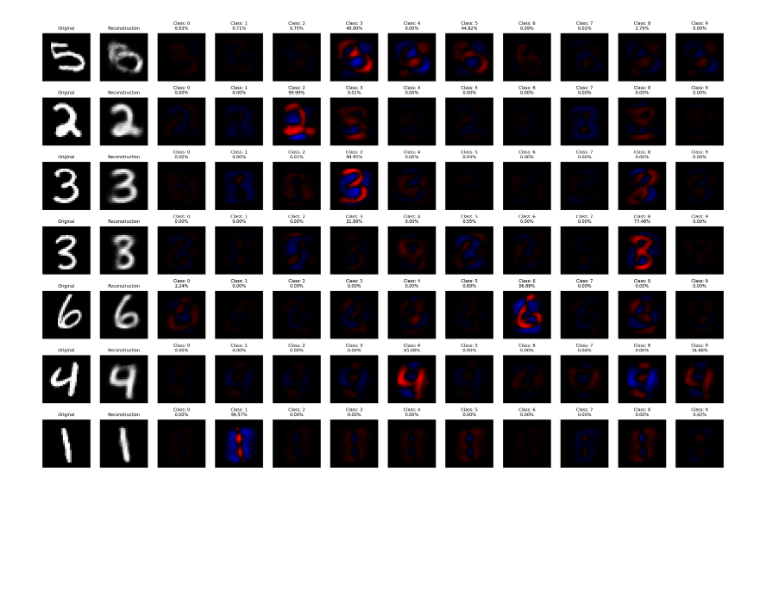
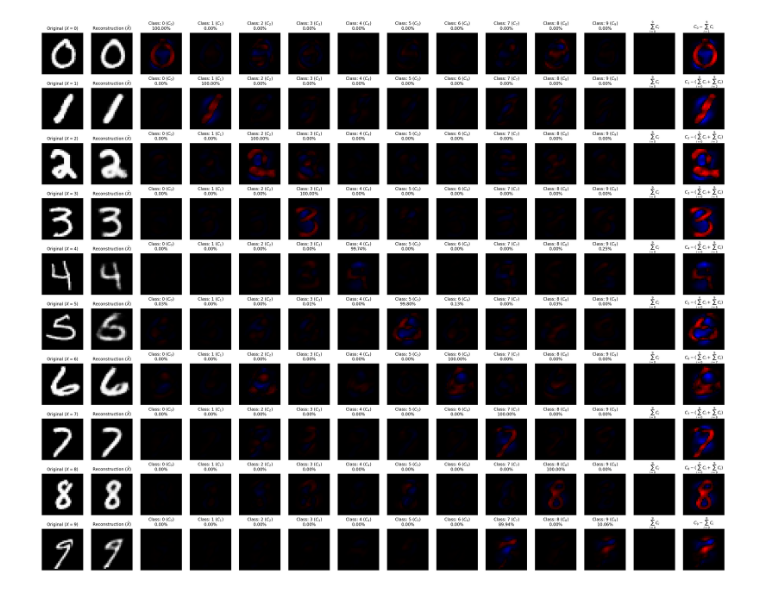
Before and after one commit to eivind-bn/master-project, a Jupyter notebook: mnist_autoencoder.ipynb, the cells around one changed output. Drawn from its saved outputs; the diff is of its cells as text; code cells hidden in the pictures; blank space fills up the shorter version.

Commit message:
tested various shap techniques

```diff
--- a/mnist_autoencoder.ipynb
+++ b/mnist_autoencoder.ipynb
@@ -36,10 +34,9 @@ stats = mnist.fit_autoencoder(
 )
 stats[5:].plot_loss()
 # %%
-stats = mnist.fit_classifier(
-    epochs=1500,
-    batch_size=256,
-    loss_criterion="CrossEntropyLoss",
+stats = mnist.fit_classifier_head(
+    epochs=3000,
+    batch_size=64,
     verbose=True,
     info="Classifier test"
 )
@@ -49,8 +43,0 @@ Implicit dimension choice for softmax has been deprecated. Change the call to in
-# %%
-sample = mnist.val_data[900].numpy(force=True)
-predict = mnist(sample)
-recon = predict.reconstruction().numpy(force=True)
-digit = predict.digits()[0]
-
-recon_xai = predict.reconstruction_explanation(PermutationExplainer, verbose=True)[0].values
-cls_xai = predict.classification_explanation(PermutationExplainer, verbose=True)[0].values
@@ -97,0 +258,5 @@ digit
+# %%
+samples = []
+
+for i in range(rows):
+    samples.append(mnist.get_sample(digit=i))
@@ -98,14 +340,14 @@ digit
 # %%
-fig = plt.figure(figsize=(20,13), dpi=250)
-rows = 7
-columns = 12
+fig = plt.figure(figsize=(20,15), dpi=250)
+rows = 10
+columns = 15
 
-for i in range(rows):
-    i = i*columns
+for row in range(rows):
+    slot = row*columns
 
-    idx = random.randrange(0, len(mnist.val_data))
-
-    sample = mnist.val_data[idx].numpy(force=True)
+    sample,label = samples[row]
+    sample = sample.numpy(force=True)
+    label = int(label.item())
     predict = mnist(sample)
     recon = predict.reconstruction().numpy(force=True)
     digit = predict.digits()[0]
@@ -115,15 +357,15 @@ for i in range(rows):
     cls_xai = predict.classification_explanation(PermutationExplainer, verbose=False)[0].values
 
 
-    fig.add_subplot(rows,columns,i+1)
+    fig.add_subplot(rows,columns,slot+1)
     plt.imshow(sample, cmap="gray")
     plt.axis('off')
-    plt.title("Original", size=7)
+    plt.title(f"Original ($X={{{label}}}$)", size=8)
 
-    fig.add_subplot(rows,columns,i+2)
+    fig.add_subplot(rows,columns,slot+2)
     plt.imshow(recon, cmap="gray")
     plt.axis('off')
-    plt.title("Reconstruction", size=7)
+    plt.title("Reconstruction ($\hat{{X}}$)", size=8)
 
     shaps = []
 
@@ -136,9 +378,12 @@ for i in range(rows):
         shaps.append(shap)
 
     shaps = np.stack(shaps)
-    norm = np.max(np.abs(shaps))
+    delta_shap: np.ndarray = shaps[label] - (shaps[:label].sum(axis=0) + shaps[label+1:].sum(axis=0))
+    shap_sum = shaps.sum(axis=0)
+    norm = max([np.max(np.abs(shaps)), np.max(np.abs(delta_shap)), np.max(np.abs(shap_sum))])
+
     for j,shap in enumerate(shaps):
-        fig.add_subplot(rows,columns,i+j+3)
+        fig.add_subplot(rows,columns,slot+j+3)
         im = np.zeros((28,28,3), dtype=np.float32)
         red = np.where(shap > 0, shap/norm, np.zeros_like(shap))
         blue = np.where(shap < 0, -shap/norm, np.zeros_like(shap))
@@ -146,7 +391,34 @@ for i in range(rows):
         im[:,:,2] = blue
         plt.imshow(im)
         plt.axis('off')
-        plt.title(f"Class: {j}\n{cls[j]*100:.2f}%", size=7)
+        plt.title(f"Class: {j} ($C_{j}$)\n${cls[j]*100:.2f}$%", size=8)
 
-    digit
+
+    fig.add_subplot(rows,columns,slot+j+4)
+    im = np.zeros((28,28,3), dtype=np.float32)
+    red = np.where(shap_sum > 0, shap_sum/norm, np.zeros_like(shap_sum))
+    blue = np.where(shap_sum < 0, -shap_sum/norm, np.zeros_like(shap_sum))
+    im[:,:,0] = red
+    im[:,:,2] = blue
+    plt.imshow(im)
+    plt.axis('off')
+    plt.title(f"$\sum_{{i={0}}}^{{{rows-1}}}{{C_i}}$", size=8)
+
+    fig.add_subplot(rows,columns,slot+j+5)
+    im = np.zeros((28,28,3), dtype=np.float32)
+    red = np.where(delta_shap > 0, delta_shap/norm, np.zeros_like(delta_shap))
+    blue = np.where(delta_shap < 0, -delta_shap/norm, np.zeros_like(delta_shap))
+    im[:,:,0] = red
+    im[:,:,2] = blue
+    plt.imshow(im)
+    plt.axis('off')
+    if row == 0:
+        plt.title(f"$C_{{{label}}} - \sum_{{i={1}}}^{{{rows-1}}}{{C_i}}$", size=8)
+    elif row == (rows - 1):
+        plt.title(f"$C_{{{label}}} - \sum_{{i={0}}}^{{{rows-2}}}{{C_i}}$", size=8)
+    else:
+        plt.title(f"$C_{{{label}}} - (\sum_{{i={0}}}^{{{label-1}}}{{C_i}} + \sum_{{i={label+1}}}^{{{rows-1}}}{{C_i}})$", size=8)
+
+fig.tight_layout()
+fig.show()
 # %% [output]
@@ -153 +426 @@ for i in range(rows):
-[figure, old version]
+[figure, new version]
```
Also changed, not shown: parts of 20 cells of this notebook, 5 other files.
